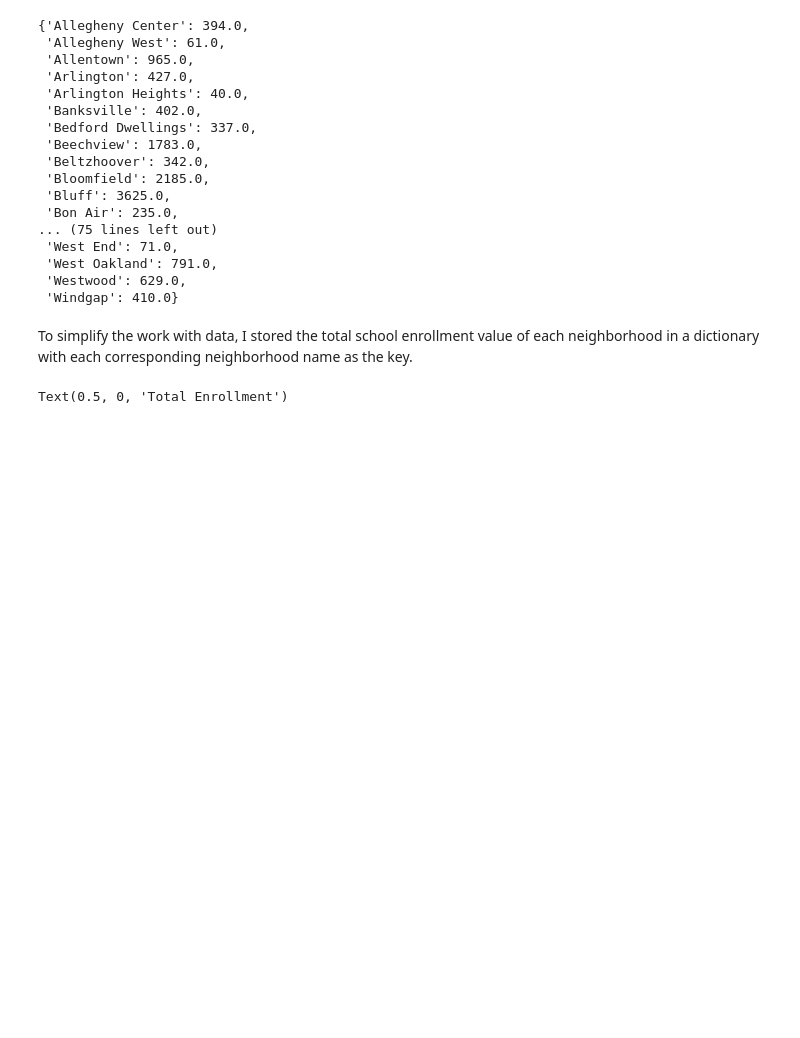
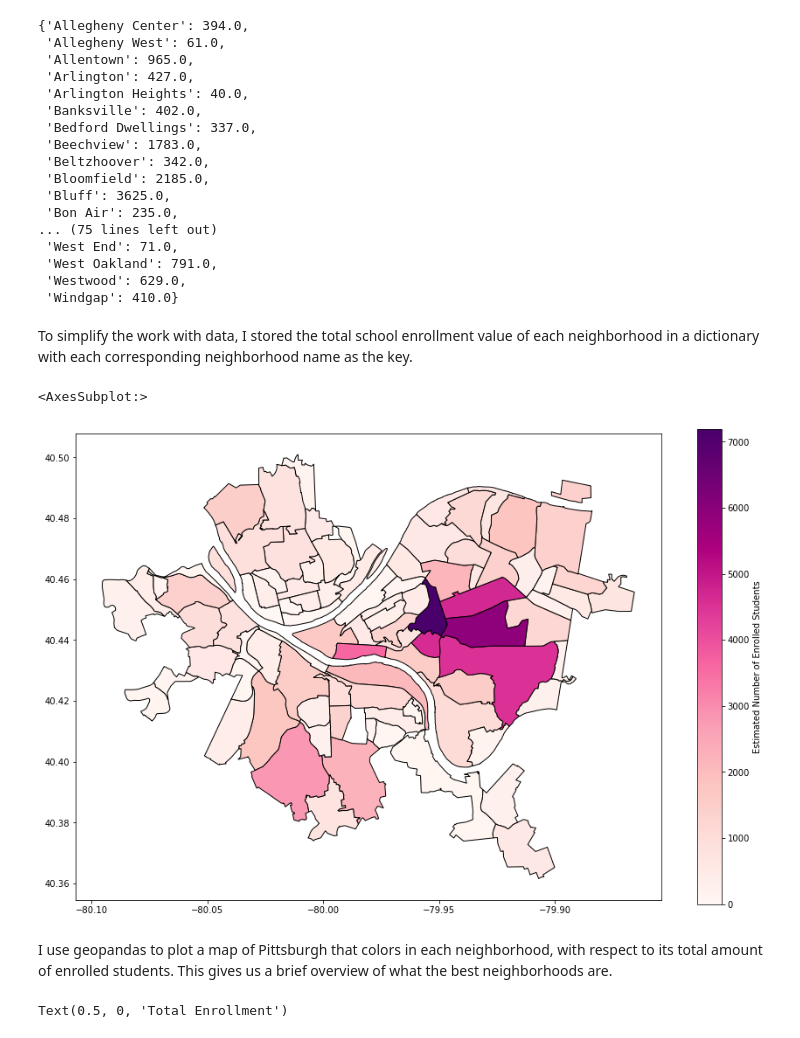
Before and after one commit to rankinT/CMPINF0010-Final-Project, a Jupyter notebook: Final.ipynb, the cells around one changed output. Saved outputs shown, nothing was run; the diff lists cells and outputs as text; code cells hidden in the pictures; blank space fills up the shorter version.

Commit message:
I added geopandas and slightly improved some markdowns

```diff
--- a/Final.ipynb
+++ b/Final.ipynb
@@ -342,6 +342,26 @@ enroll_dict
  'Windgap': 410.0}
 # %% [markdown]
 To simplify the work with data, I stored the total school enrollment value of each neighborhood in a dictionary with each corresponding neighborhood name as the key.
+# %%
+total_enroll = enroll.groupby('Neighborhood').sum()['Estimate; Enrolled in school:']
+total_enroll.sort_values(ascending=False)
+neighborhoods = geopandas.read_file("Neighborhoods/Neighborhoods_.shp") # read in the shapefile
+
+neighborhoods[['hood','area','perimeter','geometry']]
+hood_map = neighborhoods.merge(total_enroll, how='left', left_on='hood', right_on='Neighborhood')
+
+hood_map.plot(column='Estimate; Enrolled in school:', # set the data to be used for coloring
+               cmap='RdPu',           # choose a color palette
+               edgecolor="black",        # outline the districts in white
+               legend=True,              # show the legend
+               legend_kwds={'label': "Estimated Number of Enrolled Students"}, # label the legend
+               figsize=(15, 10),
+               )
+# %% [output]
+<AxesSubplot:>
+[figure, added]
+# %% [markdown]
+I use geopandas to plot a map of Pittsburgh that colors in each neighborhood, with respect to its total amount of enrolled students. This gives us a brief overview of what the best neighborhoods are.
 # %%
 data_graph = pd.Series(enroll_dict).sort_values(ascending=False)
 
```
Also changed, not shown: parts of 2 cells of this notebook, 8 other files.
